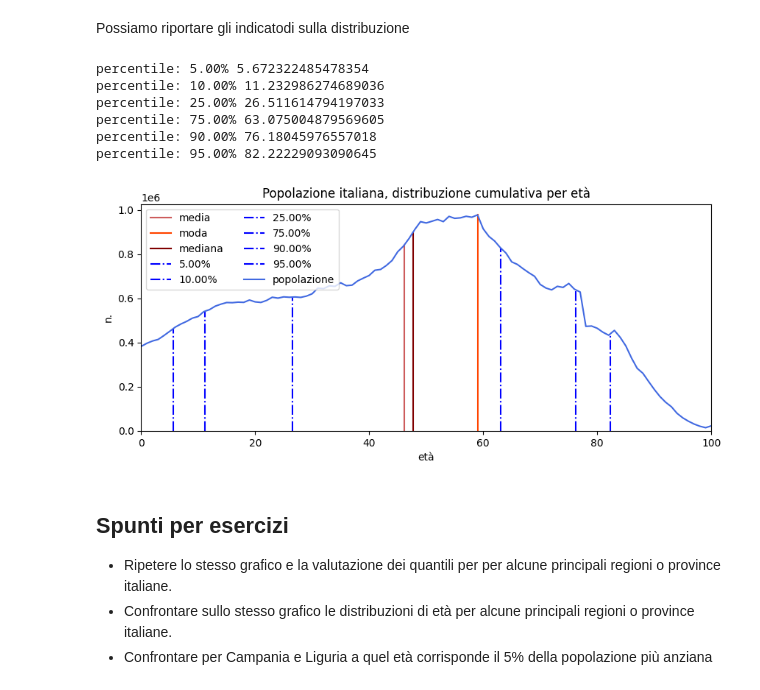
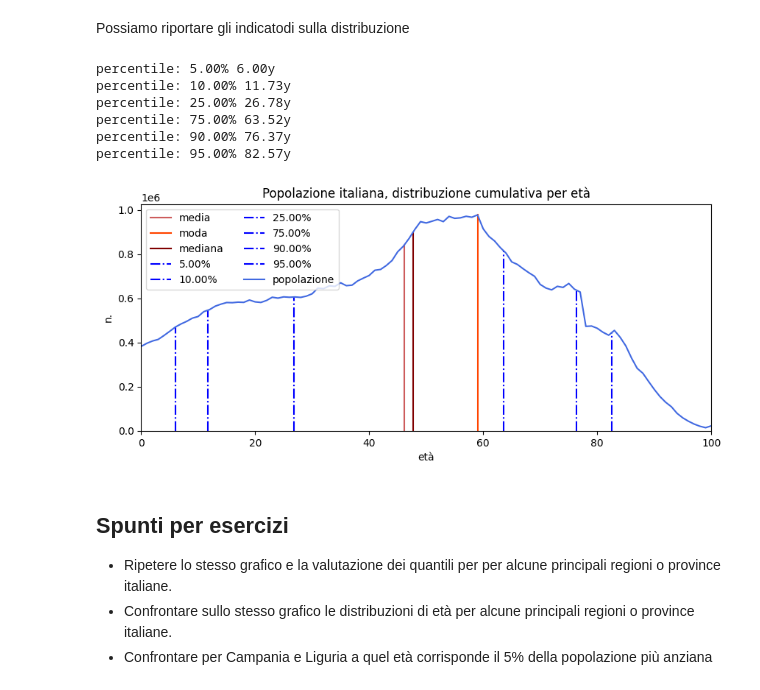
Before and after one commit to lucalista/analisi-dati-2024, a Jupyter notebook: 07.01.00__ISTAT_Popolazione_italiana.ipynb, the cells around one changed output. Cells and saved outputs as stored; diff of their text form; code cells hidden in the pictures.

```diff
--- a/07.01.00__ISTAT_Popolazione_italiana.ipynb
+++ b/07.01.00__ISTAT_Popolazione_italiana.ipynb
@@ -155,28 +155,28 @@ Possiamo riportare gli indicatodi sulla distribuzione
 # %%
 plt.figure(figsize=(10, 4))
 plt.plot((avg, avg), (0, interp_val(avg)), linestyle='-', label='media', color='indianred')
 plt.plot((mode, mode), (0, interp_val(mode)), linestyle='-', label='moda', color='orangered')
 plt.plot((median, median), (0, interp_val(median)), linestyle='-', color='maroon', label='mediana')
 for perc in [0.05, 0.1, 0.25, 0.75, 0.9, 0.95]:
-    val = interp_cum(perc)
-    print("percentile: {:.2%}".format(perc), val)
+    val = interp_cum_inv(perc)
+    print("percentile: {:.2%} {:.2f}y".format(perc, val))
     plt.plot((val,val), (0,interp_val(val)), linestyle='-.', color='blue', label='{:.2%}'.format(perc))
 plt.plot(df['anni'], df['Value'], linestyle='-', label='popolazione', color='royalblue')
 plt.legend(loc='upper left', ncols=2)
 plt.title('Popolazione italiana, distribuzione cumulativa per età')
 plt.xlabel('età')
 plt.ylabel('n.')
 plt.ylim(0)
 plt.xlim(0, 100)
 plt.show()
 # %% [output]
-percentile: 5.00% 5.672322485478354
-percentile: 10.00% 11.232986274689036
-percentile: 25.00% 26.511614794197033
-percentile: 75.00% 63.075004879569605
-percentile: 90.00% 76.18045976557018
-percentile: 95.00% 82.22229093090645
+percentile: 5.00% 6.00y
+percentile: 10.00% 11.73y
+percentile: 25.00% 26.78y
+percentile: 75.00% 63.52y
+percentile: 90.00% 76.37y
+percentile: 95.00% 82.57y
-[figure, old version]
+[figure, new version]
 # %% [markdown]
 ## Spunti per esercizi
 
```
